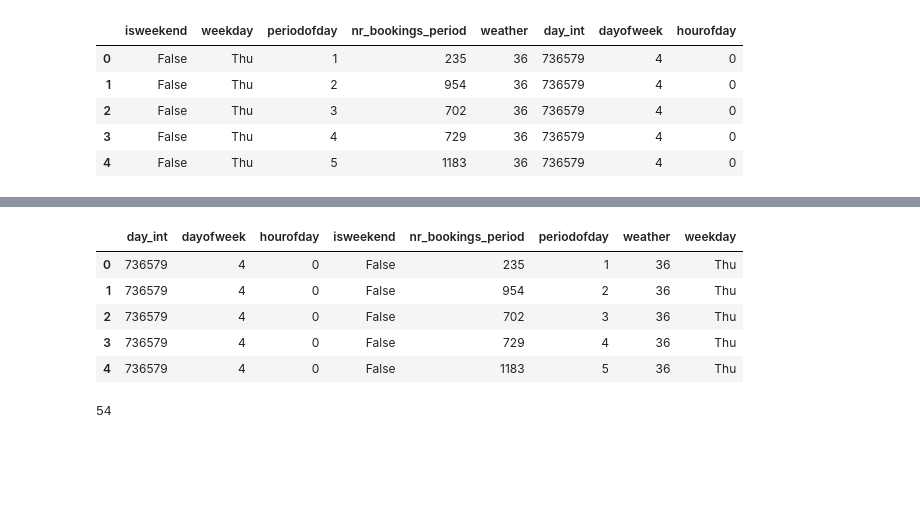
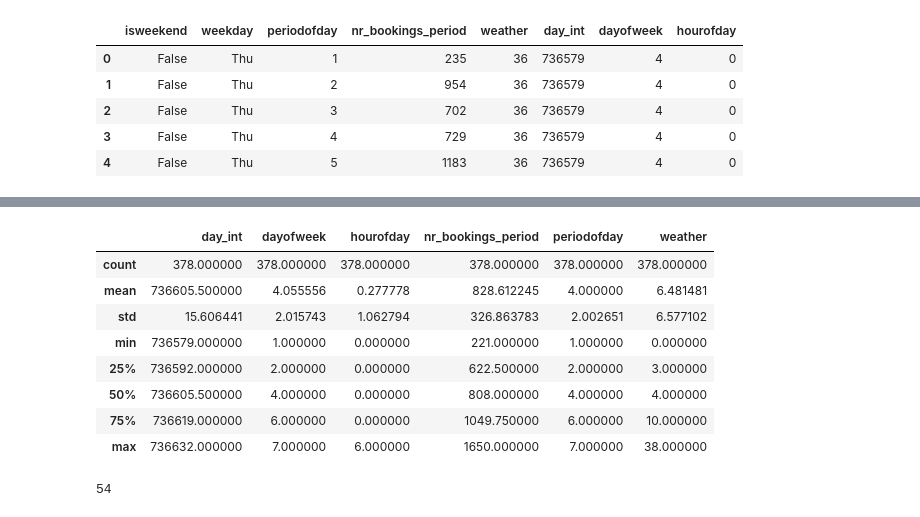
Before and after one commit to dougct/carsharing-prediction, a Jupyter notebook: src/temporal-analyses/Dynamic.ipynb, the cells around one changed output, grey strips where cells are left out. Saved outputs shown, nothing was run; the diff lists cells and outputs as text; code cells hidden in the pictures; blank space fills up the shorter version.

```diff
--- a/src/temporal-analyses/Dynamic.ipynb
+++ b/src/temporal-analyses/Dynamic.ipynb
@@ -59,0 +72,3 @@ df.head()
+# %%
+mean_booking_per_period = df.groupby('periodofday')['nr_bookings_period'].mean()
+mean_booking_per_period
@@ -60,6 +85,6 @@ df.head()
 # %%
-# Fill out days and periods that do not appear in our data as having zero bookings.
-
+# Fill out days and periods that do not appear in our data as
+# having the average number of bookings for that period.
 from datetime import date
 
 min_day = int(min(list(df['day_int'])))
@@ -69,22 +94,25 @@ days_with_obs = set(df['day_int'])
 missing_days = days - days_with_obs
 new_rows = []
 for day in missing_days:
-    for i in range(23):
-        row_data = {'day_int': day, 'dayofweek': date.fromordinal(day).isoweekday(), 'hourofday': i, 'periodofday': i % 3, 'nr_bookings_period': 1, 'weekday': 'Mon', 'weather': 0}
+    for i in range(7):
+        row_data = {'day_int': day, 'dayofweek': date.fromordinal(day).isoweekday(), 'hourofday': i, 'periodofday': i + 1, 'nr_bookings_period': mean_booking_per_period[i + 1], 'weekday': 'Mon', 'weather': 0}
         new_rows.append(row_data)
 
 new_df = pd.DataFrame(new_rows, columns = ['day_int', 'dayofweek', 'hourofday', 'periodofday', 'weekday', 'weather', 'nr_bookings_period'])
 df = df.append(new_df, ignore_index=True, sort=True)
 df.sort_values(['day_int', 'hourofday', 'periodofday'], inplace=True, ascending=True)
 # %%
-df.head()
+df.describe()
 # %% [output]
-|  | day_int | dayofweek | hourofday | isweekend | nr_bookings_period | periodofday | weather | weekday |
-| 0 | 736579 | 4 | 0 | False | 235 | 1 | 36 | Thu |
-| 1 | 736579 | 4 | 0 | False | 954 | 2 | 36 | Thu |
-| 2 | 736579 | 4 | 0 | False | 702 | 3 | 36 | Thu |
-| 3 | 736579 | 4 | 0 | False | 729 | 4 | 36 | Thu |
-| 4 | 736579 | 4 | 0 | False | 1183 | 5 | 36 | Thu |
+|  | day_int | dayofweek | hourofday | nr_bookings_period | periodofday | weather |
+| count | 378.000000 | 378.000000 | 378.000000 | 378.000000 | 378.000000 | 378.000000 |
+| mean | 736605.500000 | 4.055556 | 0.277778 | 828.612245 | 4.000000 | 6.481481 |
+| std | 15.606441 | 2.015743 | 1.062794 | 326.863783 | 2.002651 | 6.577102 |
+| min | 736579.000000 | 1.000000 | 0.000000 | 221.000000 | 1.000000 | 0.000000 |
+| 25% | 736592.000000 | 2.000000 | 0.000000 | 622.500000 | 2.000000 | 3.000000 |
+| 50% | 736605.500000 | 4.000000 | 0.000000 | 808.000000 | 4.000000 | 4.000000 |
+| 75% | 736619.000000 | 6.000000 | 0.000000 | 1049.750000 | 6.000000 | 10.000000 |
+| max | 736632.000000 | 7.000000 | 6.000000 | 1650.000000 | 7.000000 | 38.000000 |
 # %%
 # One-hot encode categorical columns.
 def one_hot_column(df, column_name):
```
Also changed, not shown: parts of 28 cells of this notebook.
